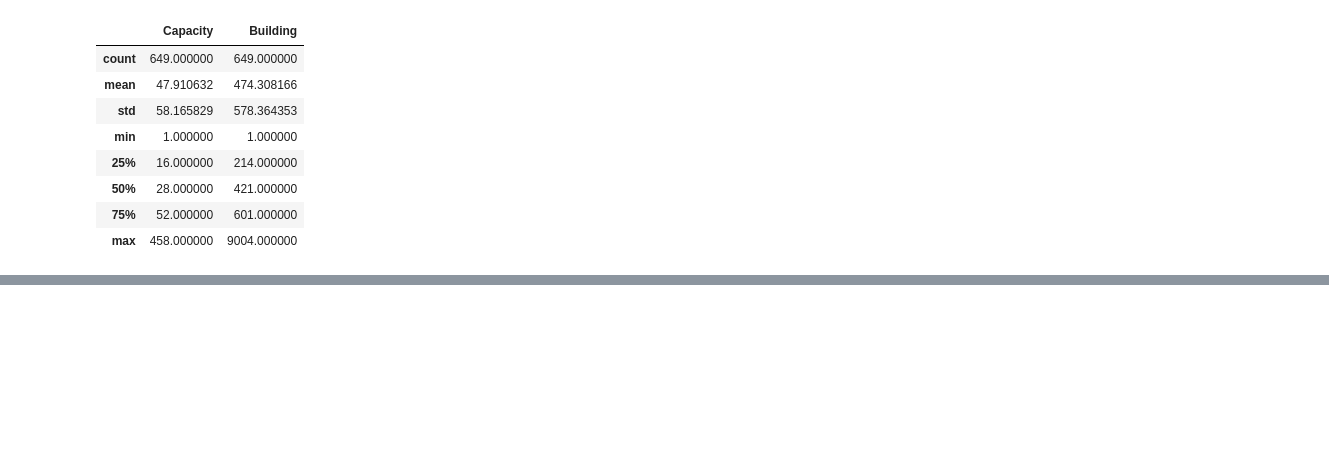
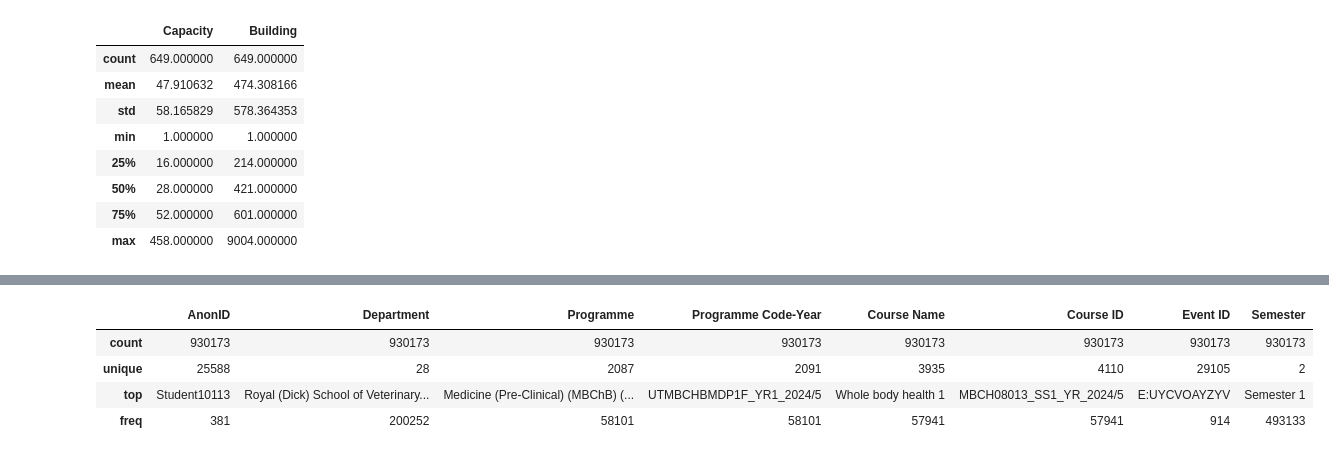
Before and after one commit to sagharrezanavaz/TAOR, a Jupyter notebook: Data/Data exploration.ipynb, the cells around one changed output, grey strips where cells are left out. Drawn from its saved outputs; the diff is of its cells as text; code cells hidden in the pictures; blank space fills up the shorter version.

```diff
--- a/Data/Data exploration.ipynb
+++ b/Data/Data exploration.ipynb
@@ -217,0 +298,8 @@ rrt.describe()
+# %%
+spm.describe()
+# %% [output]
+|  | AnonID | Department | Programme | Programme Code-Year | Course Name | Course ID | Event ID | Semester |
+| count | 930173 | 930173 | 930173 | 930173 | 930173 | 930173 | 930173 | 930173 |
+| unique | 25588 | 28 | 2087 | 2091 | 3935 | 4110 | 29105 | 2 |
+| top | Student10113 | Royal (Dick) School of Veterinary... | Medicine (Pre-Clinical) (MBChB) (... | UTMBCHBMDP1F_YR1_2024/5 | Whole body health 1 | MBCH08013_SS1_YR_2024/5 | E:UYCVOAYZYV | Semester 1 |
+| freq | 381 | 200252 | 58101 | 58101 | 57941 | 57941 | 914 | 493133 |
```
Also changed, not shown: parts of 24 cells of this notebook.
